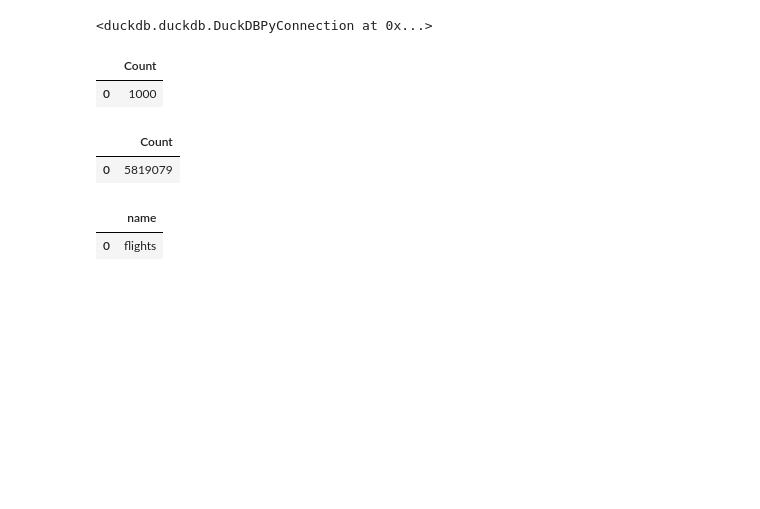
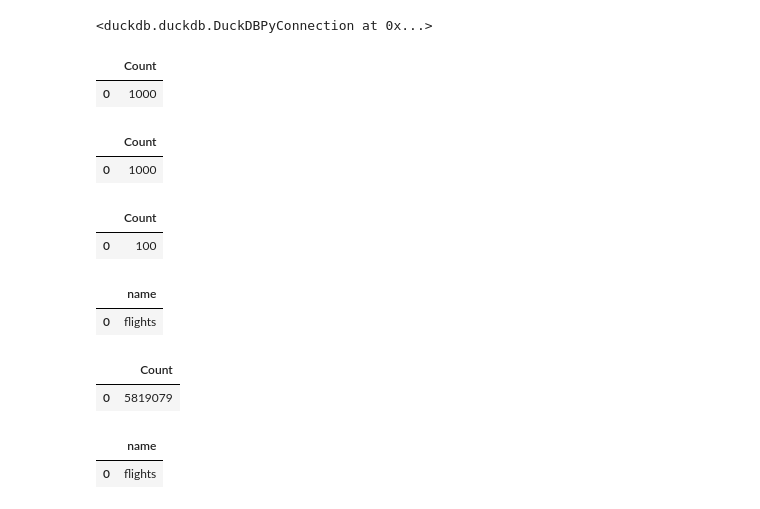
Before and after one commit to pranamg/duckdb-up-and-running, a Jupyter notebook: Chapter_2.ipynb, the cells around one changed output. Cells and saved outputs as stored; diff of their text form; code cells hidden in the pictures; blank space fills up the shorter version.

```diff
--- a/Chapter_2.ipynb
+++ b/Chapter_2.ipynb
@@ -19,11 +31,21 @@ conn.execute('''
 ''')
 # %% [output]
 <duckdb.duckdb.DuckDBPyConnection at 0x...>
+# %%
+conn.execute('''
+  CREATE TABLE flights
+    as
+  SELECT
+    *
+  FROM read_csv_auto('./datasets/flights/flights_sample.csv')
+''').df()
+# %% [output]
+|  | Count |
+| 0 | 1000 |
 # %%
-import duckdb
-conn = duckdb.connect()
+# SELECT clause is optional, as is read_csv_auto()
 conn.execute('''
-  CREATE OR REPLACE TABLE flights
+  CREATE TABLE flights
     as
   FROM './datasets/flights/flights_sample.csv'
 ''').df()
@@ -33,3 +70,21 @@ conn.execute('''
+# %%
+# If your CSV file is large, you can use the LIMIT clause to restrict the number of rows read.
+conn.execute('''
+  DROP TABLE IF EXISTS flights;
+  CREATE TABLE flights
+  AS
+  FROM read_csv_auto('./datasets/flights/flights_sample.csv')
+    LIMIT 100
+''').df()
+# %% [output]
+|  | Count |
+| 0 | 100 |
+# %%
+# To verify the table created in DuckDB database, use the SHOW TABLES command.
+display(conn.execute('SHOW TABLES').df())
+# %% [output]
+|  | name |
+| 0 | flights |
 # %%
 import duckdb
 # flights.csv broken into 12 parquet files by year and month as GH does not allow large files in repo
```
Also changed, not shown: parts of 24 cells of this notebook, 9 other files.
